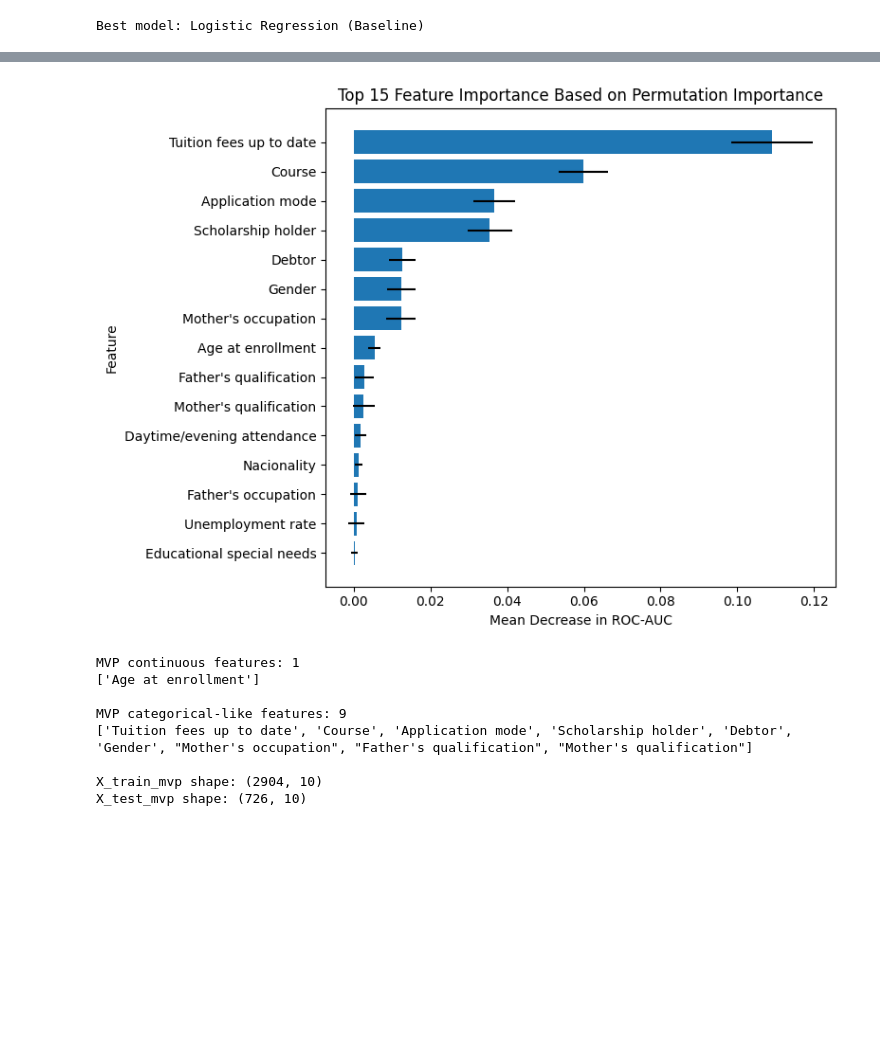
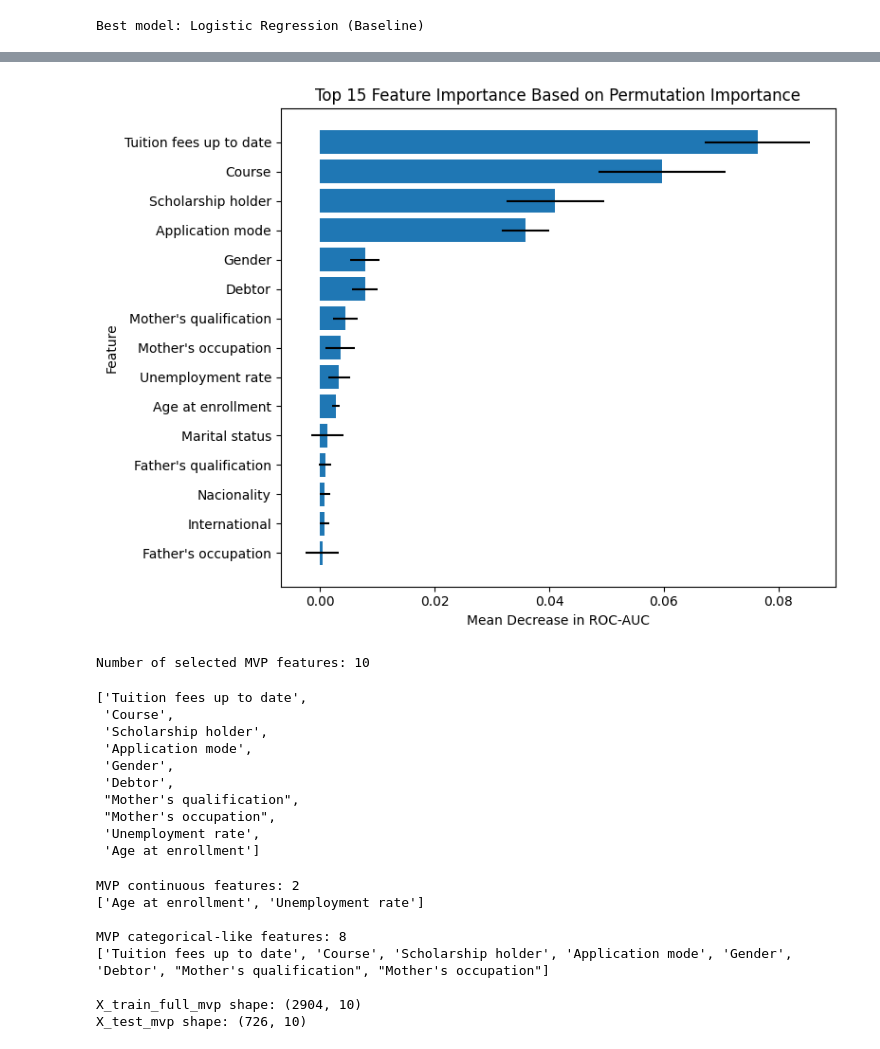
Before and after one commit to LecyLecy/student-dropout-prediction-ml, a Jupyter notebook: notebooks/03_model_training_and_feature_selection.ipynb, the cells around one changed output, grey strips where cells are left out. Cells and saved outputs as stored; diff of their text form; code cells hidden in the pictures; blank space fills up the shorter version.

Commit message:
model: add mvp feature selection

```diff
--- a/notebooks/03_model_training_and_feature_selection.ipynb
+++ b/notebooks/03_model_training_and_feature_selection.ipynb
@@ -312,3 +326,29 @@ best_model = trained_models[best_model_name]
 print("Best model:", best_model_name)
 # %% [output]
 Best model: Logistic Regression (Baseline)
+# %%
+# Calculate permutation importance using validation set
+perm_importance = permutation_importance(
+    best_model,
+    X_val,
+    y_val,
+    scoring="roc_auc",
+    n_repeats=10,
+    random_state=42,
+    n_jobs=-1
+)
+
+# Store permutation importance result
+feature_importance_df = pd.DataFrame({
+    "feature": X_val.columns,
+    "importance_mean": perm_importance.importances_mean,
+    "importance_std": perm_importance.importances_std
+})
+
+# Sort features by importance
+feature_importance_df = feature_importance_df.sort_values(
+    by="importance_mean",
+    ascending=False
+).reset_index(drop=True)
+
+feature_importance_df
@@ -315,35 +373,49 @@ Best model: Logistic Regression (Baseline)
 # %%
 # Select top features for MVP
 MVP_FEATURE_COUNT = 10
 
 mvp_features = (
     feature_importance_df[feature_importance_df["importance_mean"] > 0]
     .head(MVP_FEATURE_COUNT)["feature"]
     .tolist()
 )
 
 # Visualize top 15 important features
 top_features = feature_importance_df.head(15).sort_values(by="importance_mean")
 
 plt.figure(figsize=(8, 6))
 
 plt.barh(
     top_features["feature"],
     top_features["importance_mean"],
     xerr=top_features["importance_std"]
 )
 
 plt.title("Top 15 Feature Importance Based on Permutation Importance")
 plt.xlabel("Mean Decrease in ROC-AUC")
 plt.ylabel("Feature")
 
 plt.tight_layout()
 plt.show()
+
+print("Number of selected MVP features:", len(mvp_features))
+mvp_features
 # %% [output]
-[figure, old version]
+[figure, new version]
+Number of selected MVP features: 10
+['Tuition fees up to date',
+ 'Course',
+ 'Scholarship holder',
+ 'Application mode',
+ 'Gender',
+ 'Debtor',
+ "Mother's qualification",
+ "Mother's occupation",
+ 'Unemployment rate',
+ 'Age at enrollment']
 # %%
-# Create MVP train-test feature set
-X_train_mvp = X_train[mvp_features].copy()
+# Create final MVP train-test feature set
+X_train_full_mvp = X_train_full[mvp_features].copy()
 X_test_mvp = X_test[mvp_features].copy()
 
 # Separate MVP continuous and categorical-like features
@@ -363,14 +435,14 @@ print(mvp_continuous_features)
 print("\nMVP categorical-like features:", len(mvp_categorical_features))
 print(mvp_categorical_features)
 
-print("\nX_train_mvp shape:", X_train_mvp.shape)
+print("\nX_train_full_mvp shape:", X_train_full_mvp.shape)
 print("X_test_mvp shape:", X_test_mvp.shape)
 # %% [output]
-MVP continuous features: 1
-['Age at enrollment']
+MVP continuous features: 2
+['Age at enrollment', 'Unemployment rate']
 
-MVP categorical-like features: 9
-['Tuition fees up to date', 'Course', 'Application mode', 'Scholarship holder', 'Debtor', 'Gender', "Mother's occupation", "Father's qualification", "Mother's qualification"]
+MVP categorical-like features: 8
+['Tuition fees up to date', 'Course', 'Scholarship holder', 'Application mode', 'Gender', 'Debtor', "Mother's qualification", "Mother's occupation"]
 
-X_train_mvp shape: (2904, 10)
+X_train_full_mvp shape: (2904, 10)
 X_test_mvp shape: (726, 10)
```
Also changed, not shown: parts of 11 cells of this notebook, 1 other file.
